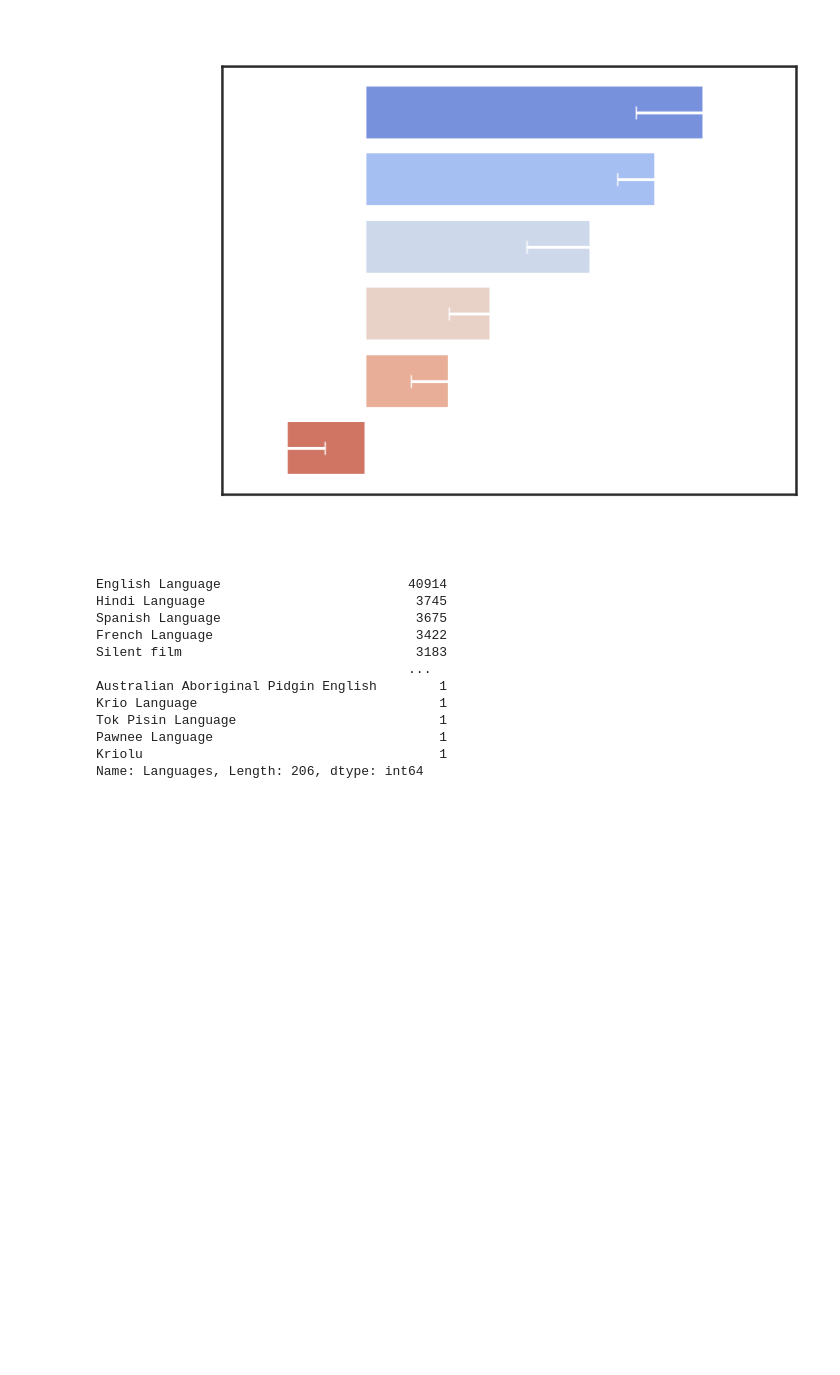
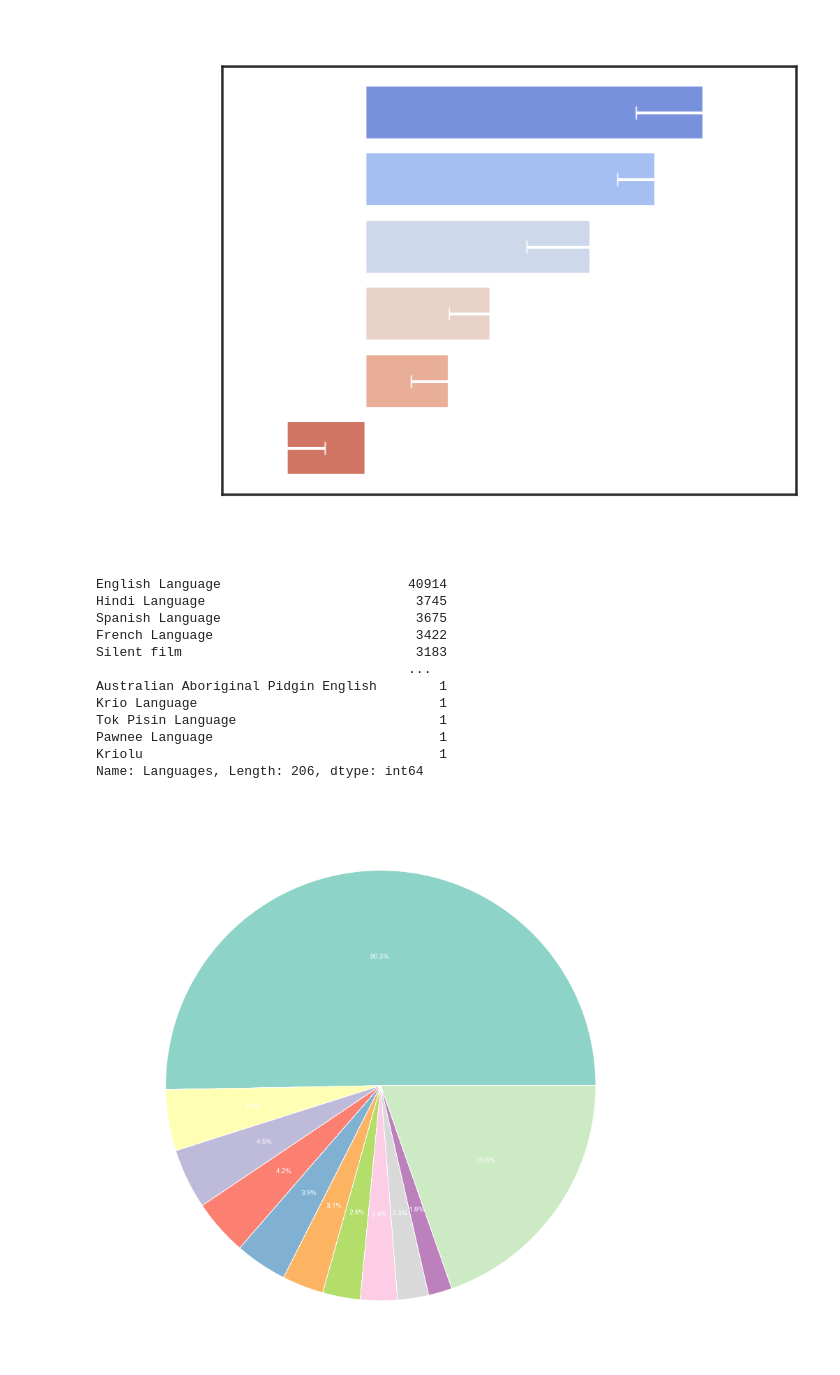
Before and after one commit to epfl-ada/ada-2024-project-phpjj1, a Jupyter notebook: plots_datastory.ipynb, the cells around one changed output. Saved outputs shown, nothing was run; the diff lists cells and outputs as text; code cells hidden in the pictures; blank space fills up the shorter version.

Commit message:
more plots

```diff
--- a/plots_datastory.ipynb
+++ b/plots_datastory.ipynb
@@ -358,3 +354,42 @@ Tok Pisin Language                          1
 Pawnee Language                             1
 Kriolu                                      1
 Name: Languages, Length: 206, dtype: int64
+# %%
+import matplotlib.pyplot as plt
+import seaborn as sns
+import numpy as np
+import pandas as pd
+
+# Assuming `language_count` is a Pandas Series
+# Get top 15 languages and sum the rest into "Other"
+top_10 = language_count[:10]
+other = pd.Series({'Other': language_count[10:].sum()})
+plot_data = pd.concat([top_10, other])
+
+# Define colors
+colors = sns.color_palette('Set3', len(plot_data))
+
+# Create pie chart
+fig, ax = plt.subplots(figsize=(20, 20))
+wedges, texts, autotexts = ax.pie(
+    plot_data,
+    labels=plot_data.index,
+    autopct='%1.1f%%',
+    colors=colors,
+    textprops={'fontsize': 14, 'color': 'white'}
+)
+
+# Customize plot aesthetics
+plt.setp(texts, color='white')  # Set label colors to white
+plt.setp(autotexts, color='white')  # Set percentage text colors to white
+ax.set_title('Distribution of Languages in Movies', fontsize=16, color='white', pad=20)
+
+# Transparent background
+ax.set_facecolor((0, 0, 0, 0))  # Transparent background for axes
+fig.patch.set_alpha(0)          # Transparent background for figure
+
+# Save the plot
+plt.savefig('language_distribution_pie_chart.png', dpi=300, transparent=True)
+plt.show()
+# %% [output]
+[figure, added]
```
Also changed, not shown: parts of 5 cells of this notebook, 2 other files.
